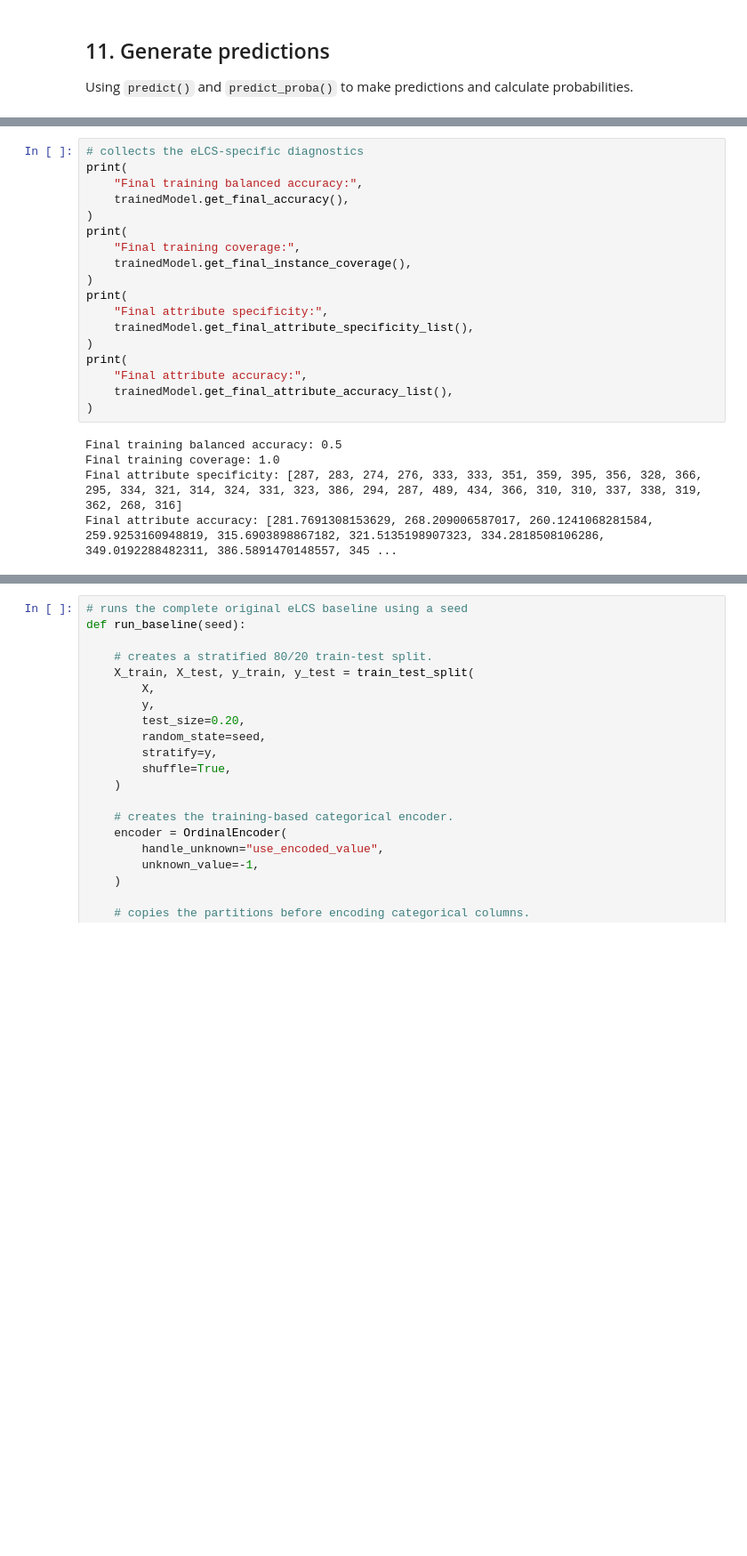
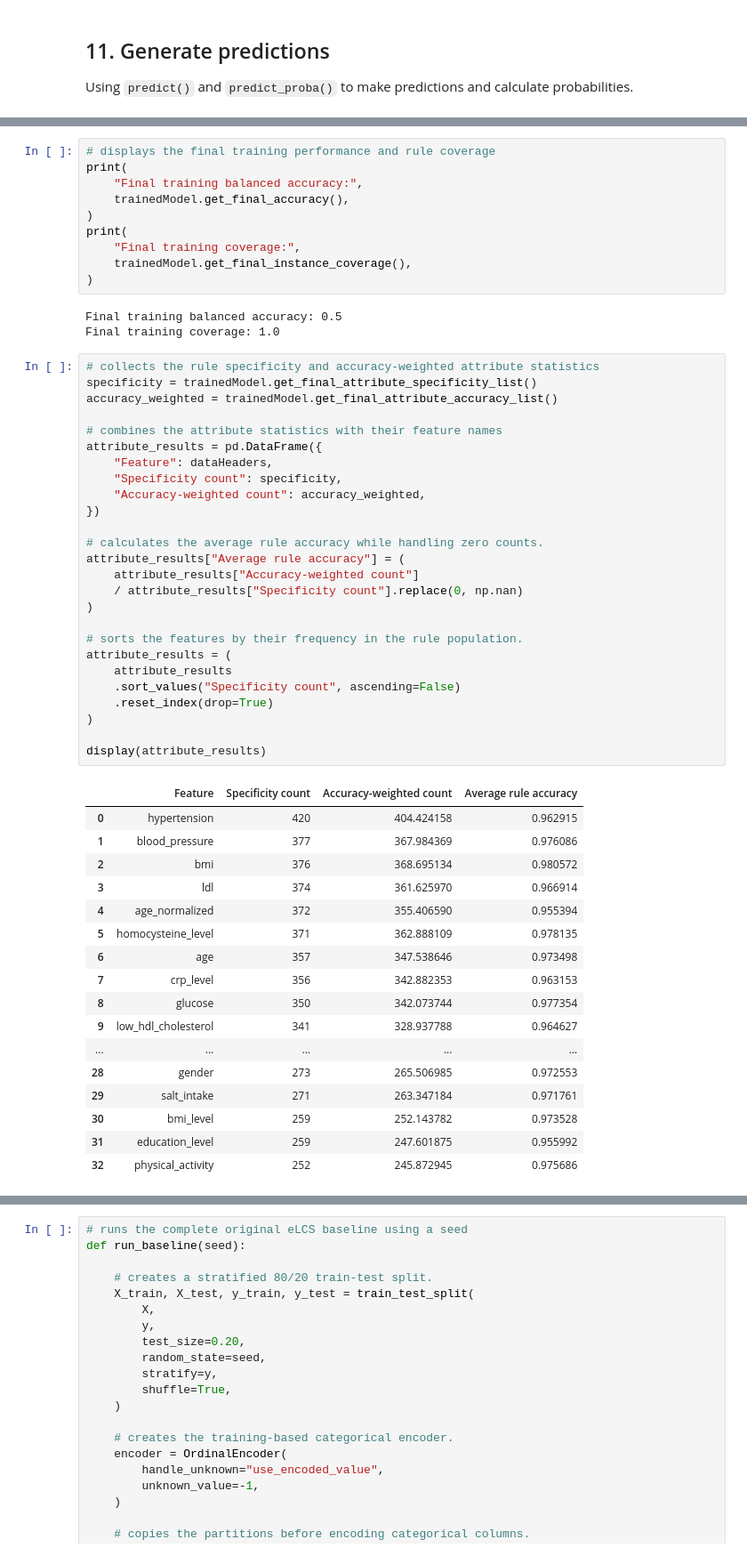
Before and after one commit to fatehbhular/Heart-Disease-Prediction-Model, a Jupyter notebook: notebooks/Task_2_Original_eLCS_Baseline.ipynb, the cells around one changed output, grey strips where cells are left out. Shown at 89% size. Saved outputs shown, nothing was run; the diff lists cells and outputs as text; blank space fills up the shorter version.

```diff
--- a/notebooks/Task_2_Original_eLCS_Baseline.ipynb
+++ b/notebooks/Task_2_Original_eLCS_Baseline.ipynb
@@ -459,5 +458,5 @@ display(
 # %%
-# collects the eLCS-specific diagnostics
+# displays the final training performance and rule coverage
 print(
     "Final training balanced accuracy:",
     trainedModel.get_final_accuracy(),
@@ -466,16 +465,50 @@ print(
     "Final training coverage:",
     trainedModel.get_final_instance_coverage(),
 )
-print(
-    "Final attribute specificity:",
-    trainedModel.get_final_attribute_specificity_list(),
-)
-print(
-    "Final attribute accuracy:",
-    trainedModel.get_final_attribute_accuracy_list(),
-)
 # %% [output]
 Final training balanced accuracy: 0.5
 Final training coverage: 1.0
-Final attribute specificity: [287, 283, 274, 276, 333, 333, 351, 359, 395, 356, 328, 366, 295, 334, 321, 314, 324, 331, 323, 386, 294, 287, 489, 434, 366, 310, 310, 337, 338, 319, 362, 268, 316]
-Final attribute accuracy: [281.7691308153629, 268.209006587017, 260.1241068281584, 259.9253160948819, 315.6903898867182, 321.5135198907323, 334.2818508106286, 349.0192288482311, 386.5891470148557, 345 ...
+# %%
+# collects the rule specificity and accuracy-weighted attribute statistics
+specificity = trainedModel.get_final_attribute_specificity_list()
+accuracy_weighted = trainedModel.get_final_attribute_accuracy_list()
+
+# combines the attribute statistics with their feature names
+attribute_results = pd.DataFrame({
+    "Feature": dataHeaders,
+    "Specificity count": specificity,
+    "Accuracy-weighted count": accuracy_weighted,
+})
+
+# calculates the average rule accuracy while handling zero counts.
+attribute_results["Average rule accuracy"] = (
+    attribute_results["Accuracy-weighted count"]
+    / attribute_results["Specificity count"].replace(0, np.nan)
+)
+
+# sorts the features by their frequency in the rule population.
+attribute_results = (
+    attribute_results
+    .sort_values("Specificity count", ascending=False)
+    .reset_index(drop=True)
+)
+
+display(attribute_results)
+# %% [output]
+|  | Feature | Specificity count | Accuracy-weighted count | Average rule accuracy |
+| 0 | hypertension | 420 | 404.424158 | 0.962915 |
+| 1 | blood_pressure | 377 | 367.984369 | 0.976086 |
+| 2 | bmi | 376 | 368.695134 | 0.980572 |
+| 3 | ldl | 374 | 361.625970 | 0.966914 |
+| 4 | age_normalized | 372 | 355.406590 | 0.955394 |
+| 5 | homocysteine_level | 371 | 362.888109 | 0.978135 |
+| 6 | age | 357 | 347.538646 | 0.973498 |
+| 7 | crp_level | 356 | 342.882353 | 0.963153 |
+| 8 | glucose | 350 | 342.073744 | 0.977354 |
+| 9 | low_hdl_cholesterol | 341 | 328.937788 | 0.964627 |
+| ... | ... | ... | ... | ... |
+| 28 | gender | 273 | 265.506985 | 0.972553 |
+| 29 | salt_intake | 271 | 263.347184 | 0.971761 |
+| 30 | bmi_level | 259 | 252.143782 | 0.973528 |
+| 31 | education_level | 259 | 247.601875 | 0.955992 |
+| 32 | physical_activity | 252 | 245.872945 | 0.975686 |
```
Also changed, not shown: parts of 26 cells of this notebook.
